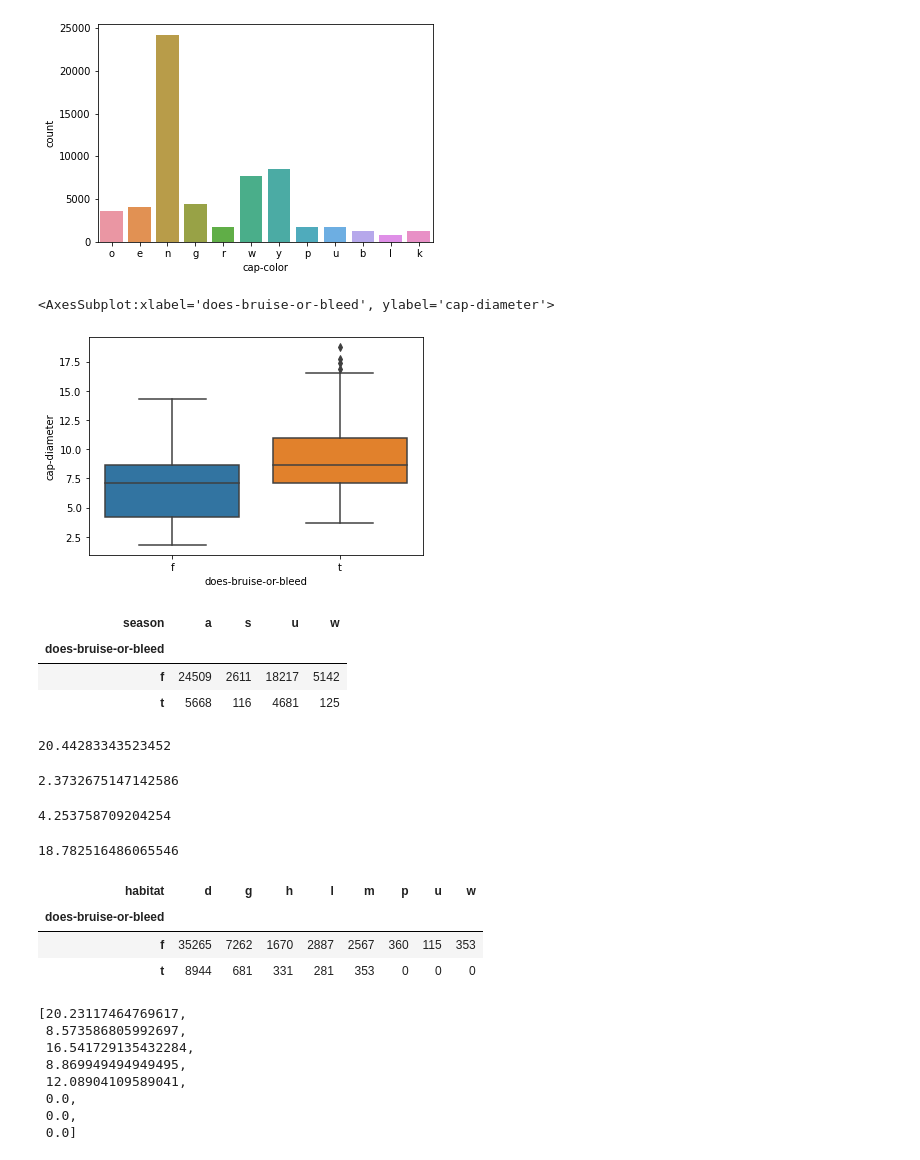
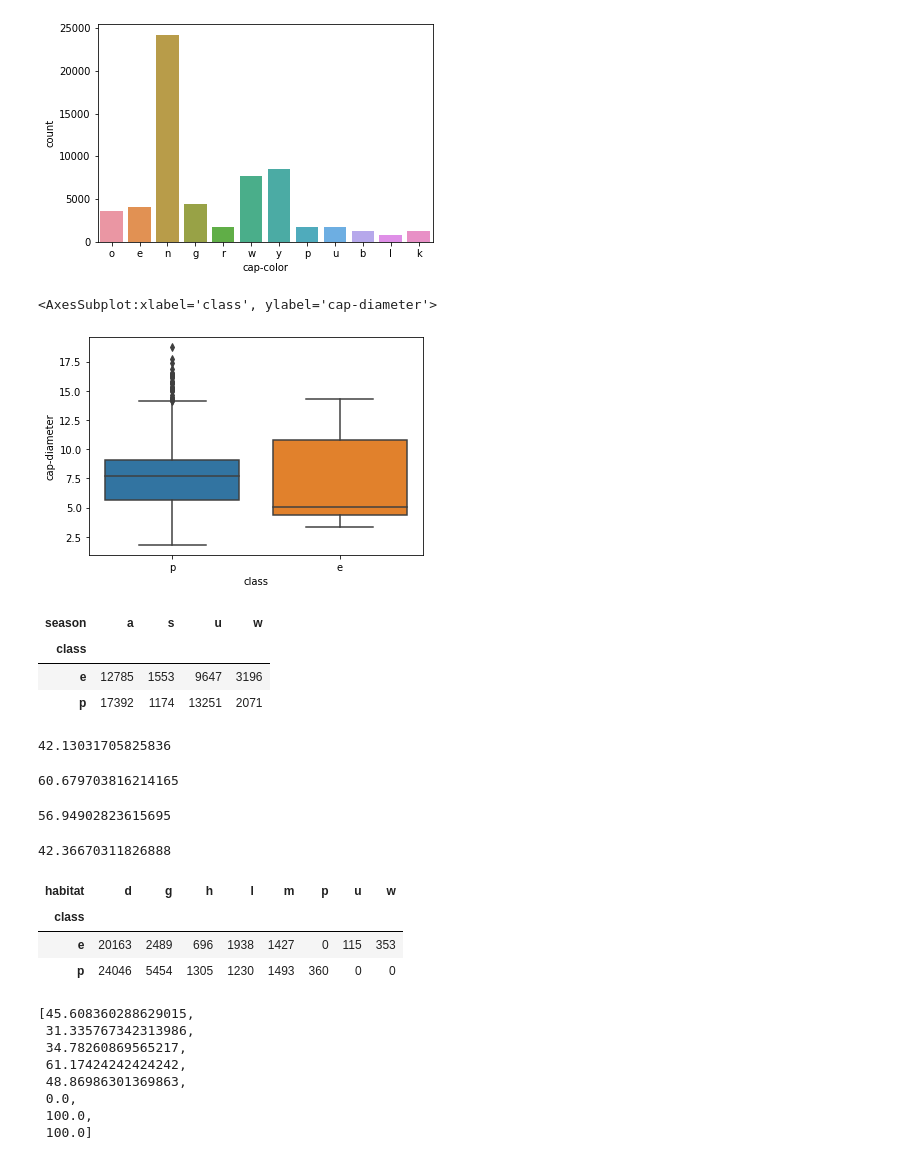
Before and after one commit to Arjissuan/Mushrooms-and-machine-learning, a Jupyter notebook: src/main_notebook.ipynb, the cells around one changed output. Drawn from its saved outputs; the diff is of its cells as text; code cells hidden in the pictures.

```diff
--- a/src/main_notebook.ipynb
+++ b/src/main_notebook.ipynb
@@ -200,59 +221,59 @@ sns.countplot(data=secondary_df, x='cap-color')
 <AxesSubplot:xlabel='cap-color', ylabel='count'>
 [figure]
 # %%
-sns.boxplot(data=secondary_df[secondary_df['cap-color']=='r'],x='does-bruise-or-bleed',y='cap-diameter')
+sns.boxplot(data=secondary_df[secondary_df['cap-color']=='r'],x='class',y='cap-diameter')
 # %% [output]
-<AxesSubplot:xlabel='does-bruise-or-bleed', ylabel='cap-diameter'>
+<AxesSubplot:xlabel='class', ylabel='cap-diameter'>
-[figure, old version]
+[figure, new version]
 # %%
-tab = pd.crosstab(secondary_df['does-bruise-or-bleed'], secondary_df['season'])
+tab = pd.crosstab(secondary_df['class'], secondary_df['season'])
 tab
 # %% [output]
 | season | a | s | u | w |
-| does-bruise-or-bleed |  |  |  |  |
-| f | 24509 | 2611 | 18217 | 5142 |
-| t | 5668 | 116 | 4681 | 125 |
+| class |  |  |  |  |
+| e | 12785 | 1553 | 9647 | 3196 |
+| p | 17392 | 1174 | 13251 | 2071 |
 # %%
 #checking percentages of edible shrooms in each season, this is correct with my hyphothesis
 #that it is unlikely to aproach edible mushroom in winter; from all of winter mushrooms only 2.4 provent is edible
-u = (tab['u']['t']*100)/np.sum(tab['u'])#summer
+u = (tab['u']['e']*100)/np.sum(tab['u'])#summer
 u
 # %% [output]
-20.44283343523452
+42.13031705825836
 # %%
-w = (tab['w']['t']*100)/np.sum(tab['w'])#winter
+w = (tab['w']['e']*100)/np.sum(tab['w'])#winter
 w
 # %% [output]
-2.3732675147142586
+60.679703816214165
 # %%
-s = (tab['s']['t']*100)/np.sum(tab['s'])#spring
+s = (tab['s']['e']*100)/np.sum(tab['s'])#spring
 s
 # %% [output]
-4.253758709204254
+56.94902823615695
 # %%
-a = (tab['a']['t']*100)/np.sum(tab['a'])#autumn
+a = (tab['a']['e']*100)/np.sum(tab['a'])#autumn
 a
 # %% [output]
-18.782516486065546
+42.36670311826888
 # %%
-hab = pd.crosstab(secondary_df['does-bruise-or-bleed'], secondary_df['habitat'])
+hab = pd.crosstab(secondary_df['class'], secondary_df['habitat'])
 hab
 #lack of edible mushrooms near humans
 # %% [output]
 | habitat | d | g | h | l | m | p | u | w |
-| does-bruise-or-bleed |  |  |  |  |  |  |  |  |
-| f | 35265 | 7262 | 1670 | 2887 | 2567 | 360 | 115 | 353 |
-| t | 8944 | 681 | 331 | 281 | 353 | 0 | 0 | 0 |
+| class |  |  |  |  |  |  |  |  |
+| e | 20163 | 2489 | 696 | 1938 | 1427 | 0 | 115 | 353 |
+| p | 24046 | 5454 | 1305 | 1230 | 1493 | 360 | 0 | 0 |
 # %%
-perc = lambda x: (hab[x]['t']*100)/np.sum(hab[x])
+perc = lambda x: (hab[x]['e']*100)/np.sum(hab[x])
 list(map(perc, hab.columns))
 # %% [output]
-[20.23117464769617,
- 8.573586805992697,
- 16.541729135432284,
- 8.869949494949495,
- 12.08904109589041,
+[45.608360288629015,
+ 31.335767342313986,
+ 34.78260869565217,
+ 61.17424242424242,
+ 48.86986301369863,
  0.0,
- 0.0,
- 0.0]
+ 100.0,
+ 100.0]
 # %%
```
Also changed, not shown: parts of 14 cells of this notebook, 4 other files.
